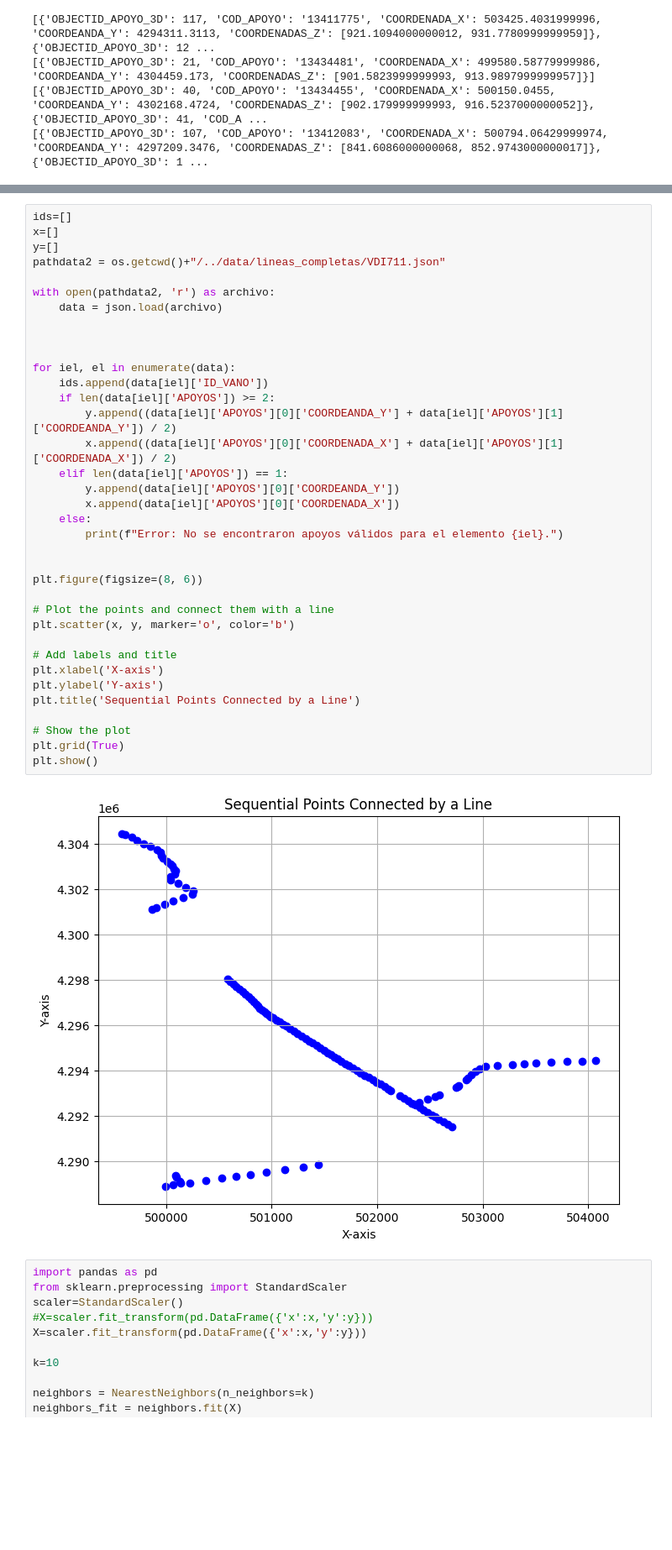
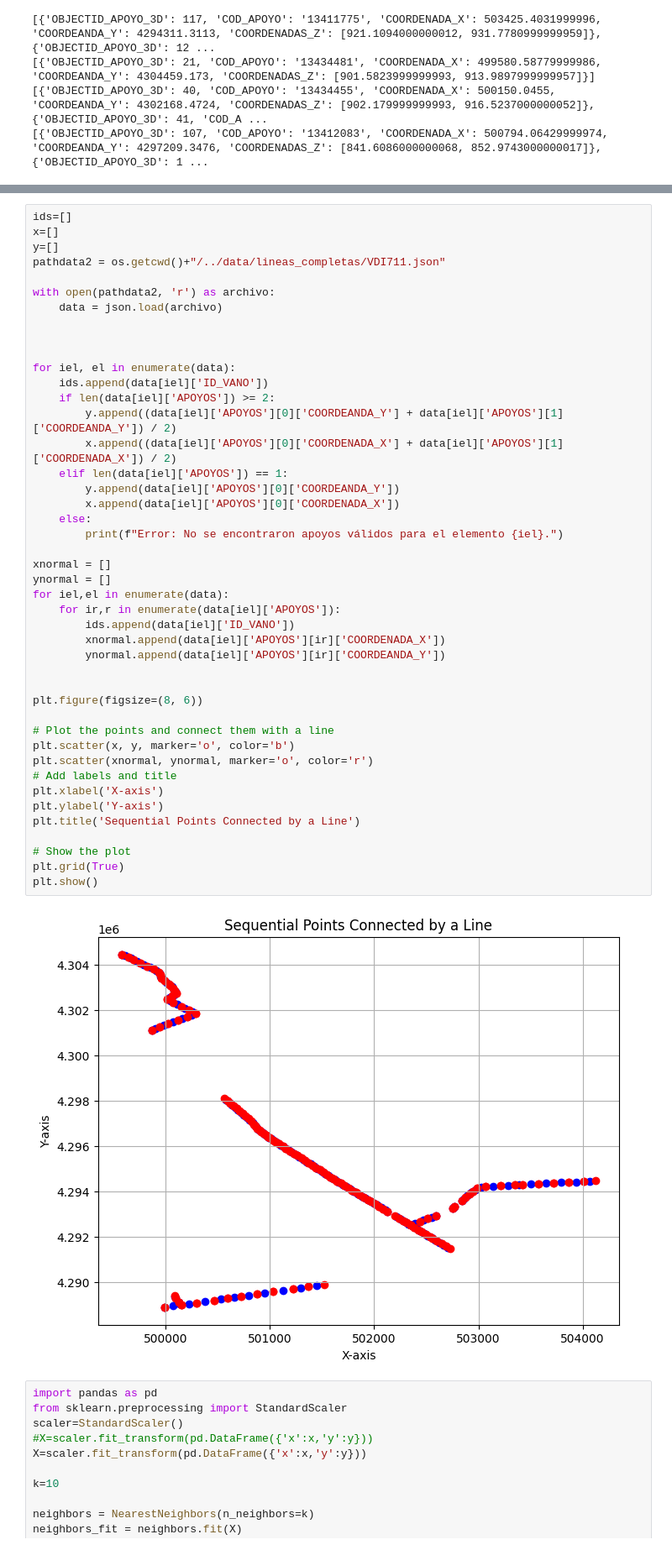
Before and after one commit to DeduceDS/CATENARIA, a Jupyter notebook: catenaria/notebooks/VDI711-vecinos_y_fitting.ipynb, the cells around one changed output, grey strips where cells are left out. Shown: that part at 84% size. Saved outputs shown, nothing was run; the diff lists cells and outputs as text; blank space fills up the shorter version.

```diff
--- a/catenaria/notebooks/VDI711-vecinos_y_fitting.ipynb
+++ b/catenaria/notebooks/VDI711-vecinos_y_fitting.ipynb
@@ -110,35 +108,43 @@ pathdata2 = os.getcwd()+"/../data/lineas_completas/VDI711.json"
 with open(pathdata2, 'r') as archivo:
     data = json.load(archivo)
 
 
 
 for iel, el in enumerate(data):
     ids.append(data[iel]['ID_VANO'])
     if len(data[iel]['APOYOS']) >= 2:
         y.append((data[iel]['APOYOS'][0]['COORDEANDA_Y'] + data[iel]['APOYOS'][1]['COORDEANDA_Y']) / 2)
         x.append((data[iel]['APOYOS'][0]['COORDENADA_X'] + data[iel]['APOYOS'][1]['COORDENADA_X']) / 2)
     elif len(data[iel]['APOYOS']) == 1:
         y.append(data[iel]['APOYOS'][0]['COORDEANDA_Y'])
         x.append(data[iel]['APOYOS'][0]['COORDENADA_X'])
     else:
         print(f"Error: No se encontraron apoyos válidos para el elemento {iel}.")
 
+xnormal = []
+ynormal = []
+for iel,el in enumerate(data):
+    for ir,r in enumerate(data[iel]['APOYOS']):
+        ids.append(data[iel]['ID_VANO'])
+        xnormal.append(data[iel]['APOYOS'][ir]['COORDENADA_X'])
+        ynormal.append(data[iel]['APOYOS'][ir]['COORDEANDA_Y'])
+
 
 plt.figure(figsize=(8, 6))
 
 # Plot the points and connect them with a line
 plt.scatter(x, y, marker='o', color='b')
-
+plt.scatter(xnormal, ynormal, marker='o', color='r')
 # Add labels and title
 plt.xlabel('X-axis')
 plt.ylabel('Y-axis')
 plt.title('Sequential Points Connected by a Line')
 
 # Show the plot
 plt.grid(True)
 plt.show()
 # %% [output]
-[figure, old version]
+[figure, new version]
 # %%
 import pandas as pd
 from sklearn.preprocessing import StandardScaler
```
Also changed, not shown: parts of 1 cell of this notebook.
